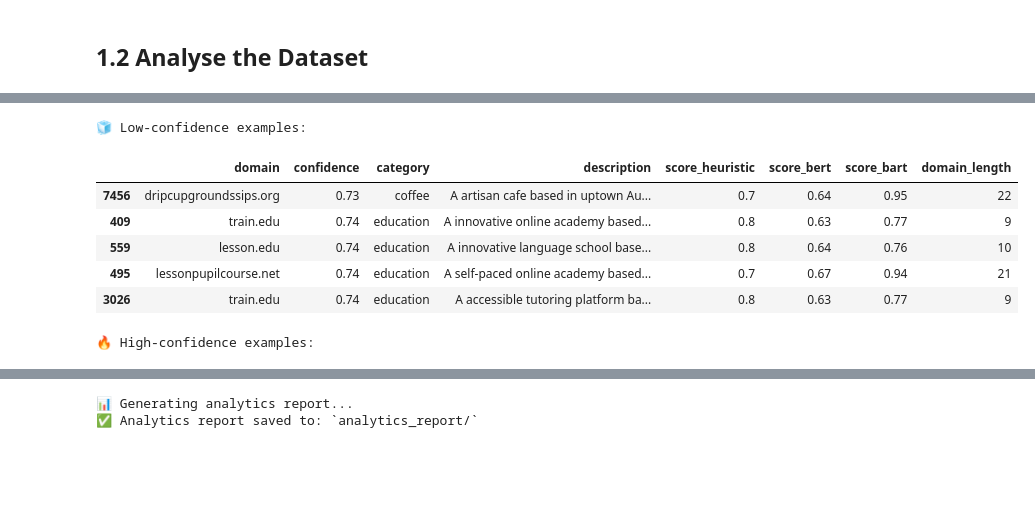
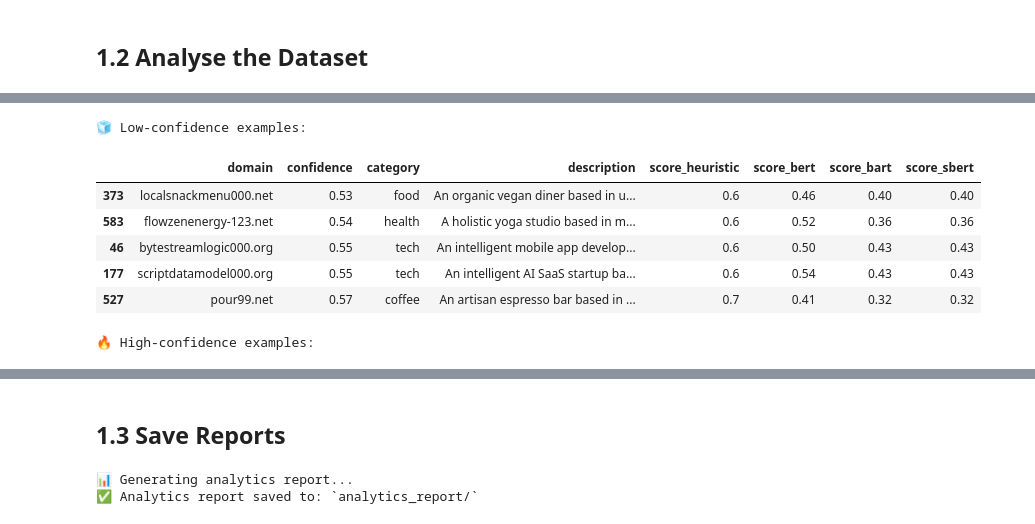
Before and after one commit to wafaahs/domain-name-generator, a Jupyter notebook: domain_generator.ipynb, the cells around one changed output, grey strips where cells are left out. Saved outputs shown, nothing was run; the diff lists cells and outputs as text; code cells hidden in the pictures; blank space fills up the shorter version.

```diff
--- a/domain_generator.ipynb
+++ b/domain_generator.ipynb
@@ -360,7 +535,7 @@ def flatten_dataset(json_data):
     return pd.DataFrame(rows)
 
 # 👇 Load and flatten
-raw_data = load_jsonl("synthetic_domain_dataset.jsonl")
+raw_data = load_jsonl("synthetic_domain_dataset_v2.jsonl")
 df = flatten_dataset(raw_data)
 print(f"✅ Loaded {len(df)} domain entries")
 df.head()
@@ -421,20 +596,20 @@ plt.show()
 # %%
 # Outlier Examples
 # 🔍 Show extreme cases
 low_conf = df[df["confidence"] < 0.75].sort_values("confidence")
-high_conf = df[df["confidence"] > 0.85].sort_values("confidence", ascending=False)
+high_conf = df[df["confidence"] > 0.75].sort_values("confidence", ascending=False)
 
 print("🧊 Low-confidence examples:")
 display(low_conf.head())
 
 print("🔥 High-confidence examples:")
 display(high_conf.head())
 # %% [output]
 🧊 Low-confidence examples:
-|  | domain | confidence | category | description | score_heuristic | score_bert | score_bart | domain_length |
-| 7456 | dripcupgroundssips.org | 0.73 | coffee | A artisan cafe based in uptown Au... | 0.7 | 0.64 | 0.95 | 22 |
-| 409 | train.edu | 0.74 | education | A innovative online academy based... | 0.8 | 0.63 | 0.77 | 9 |
-| 559 | lesson.edu | 0.74 | education | A innovative language school base... | 0.8 | 0.64 | 0.76 | 10 |
-| 495 | lessonpupilcourse.net | 0.74 | education | A self-paced online academy based... | 0.7 | 0.67 | 0.94 | 21 |
-| 3026 | train.edu | 0.74 | education | A accessible tutoring platform ba... | 0.8 | 0.63 | 0.77 | 9 |
+|  | domain | confidence | category | description | score_heuristic | score_bert | score_bart | score_sbert |
+| 373 | localsnackmenu000.net | 0.53 | food | An organic vegan diner based in u... | 0.6 | 0.46 | 0.40 | 0.40 |
+| 583 | flowzenenergy-123.net | 0.54 | health | A holistic yoga studio based in m... | 0.6 | 0.52 | 0.36 | 0.36 |
+| 46 | bytestreamlogic000.org | 0.55 | tech | An intelligent mobile app develop... | 0.6 | 0.50 | 0.43 | 0.43 |
+| 177 | scriptdatamodel000.org | 0.55 | tech | An intelligent AI SaaS startup ba... | 0.6 | 0.54 | 0.43 | 0.43 |
+| 527 | pour99.net | 0.57 | coffee | An artisan espresso bar based in ... | 0.7 | 0.41 | 0.32 | 0.32 |
 🔥 High-confidence examples:
@@ -447,3 +622,5 @@ display(high_conf.head())
+# %% [markdown]
+## 1.3 Save Reports
 # %%
 # !pip install fpdf
 from fpdf import FPDF
```
Also changed, not shown: parts of 15 cells of this notebook.
